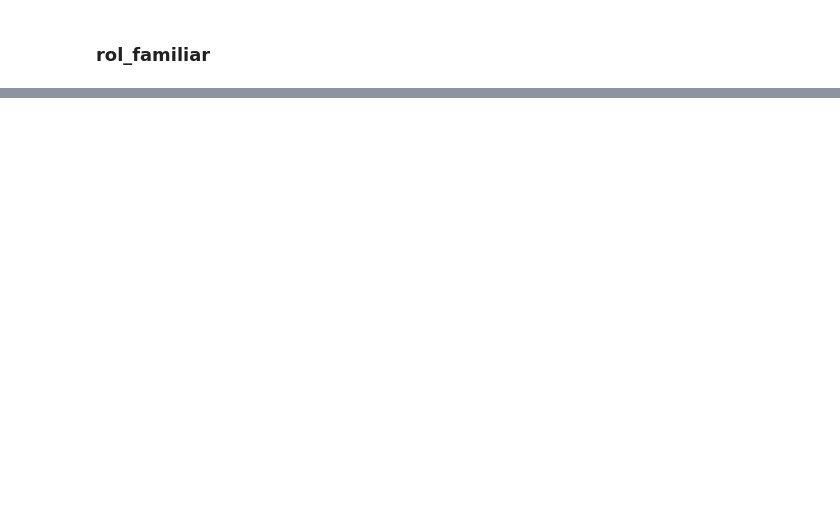
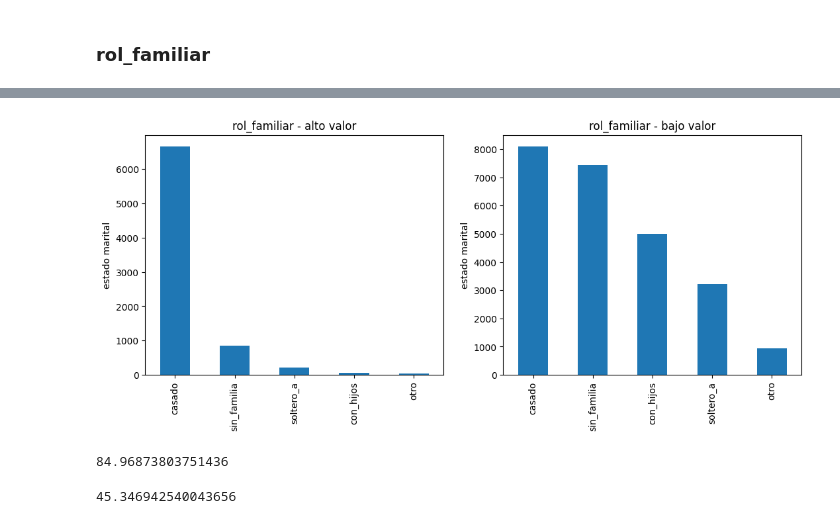
Before and after one commit to SantiValdezUlzurrun/TP-2021-1C-Organizacion-de-datos, a Jupyter notebook: Variables/estado_marital.ipynb, the cells around one changed output, grey strips where cells are left out. Cells and saved outputs as stored; diff of their text form; code cells hidden in the pictures; blank space fills up the shorter version.

```diff
--- a/Variables/estado_marital.ipynb
+++ b/Variables/estado_marital.ipynb
@@ -100,0 +146,29 @@ plt.show()
+# %%
+fig, axes = plt.subplots(nrows=1, ncols=2, figsize=[6.4 * 2, 4.8], dpi=100)
+
+df_alto_valor = df[df['tiene_alto_valor_adquisitivo'] == 1]
+df_bajo_valor = df[df['tiene_alto_valor_adquisitivo'] != 1]
+
+df_alto_valor.rol_familiar_registrado.value_counts().plot(kind='bar', ax=axes[0])
+axes[0].set_title("rol_familiar - alto valor")
+axes[0].set_ylabel("estado marital")
+
+df_bajo_valor.rol_familiar_registrado.value_counts().plot(kind='bar', ax=axes[1])
+axes[1].set_title("rol_familiar - bajo valor")
+axes[1].set_ylabel("estado marital")
+
+plt.show()
+# %% [output]
+[figure, added]
+# %%
+total_alto_valor = df_alto_valor['rol_familiar_registrado'].value_counts().sum()
+total_casados = df_alto_valor[df_alto_valor['rol_familiar_registrado'] == 'casado'].value_counts().sum()
+total_casados/total_alto_valor*100
+# %% [output]
+84.96873803751436
+# %%
+total_alto_valor = df['rol_familiar_registrado'].value_counts().sum()
+total_casados = df[df['rol_familiar_registrado'] == 'casado'].value_counts().sum()
+total_casados/total_alto_valor*100
+# %% [output]
+45.346942540043656
```
Also changed, not shown: parts of 12 cells of this notebook, 8 other files.
